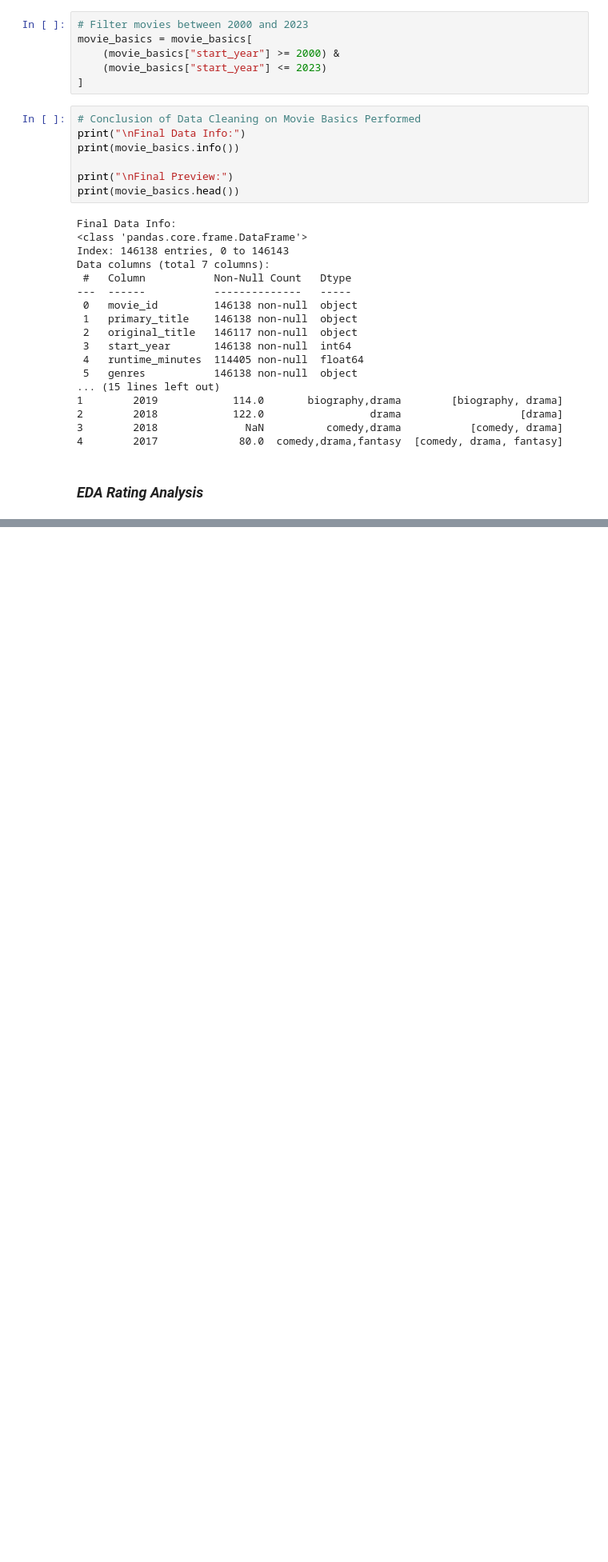
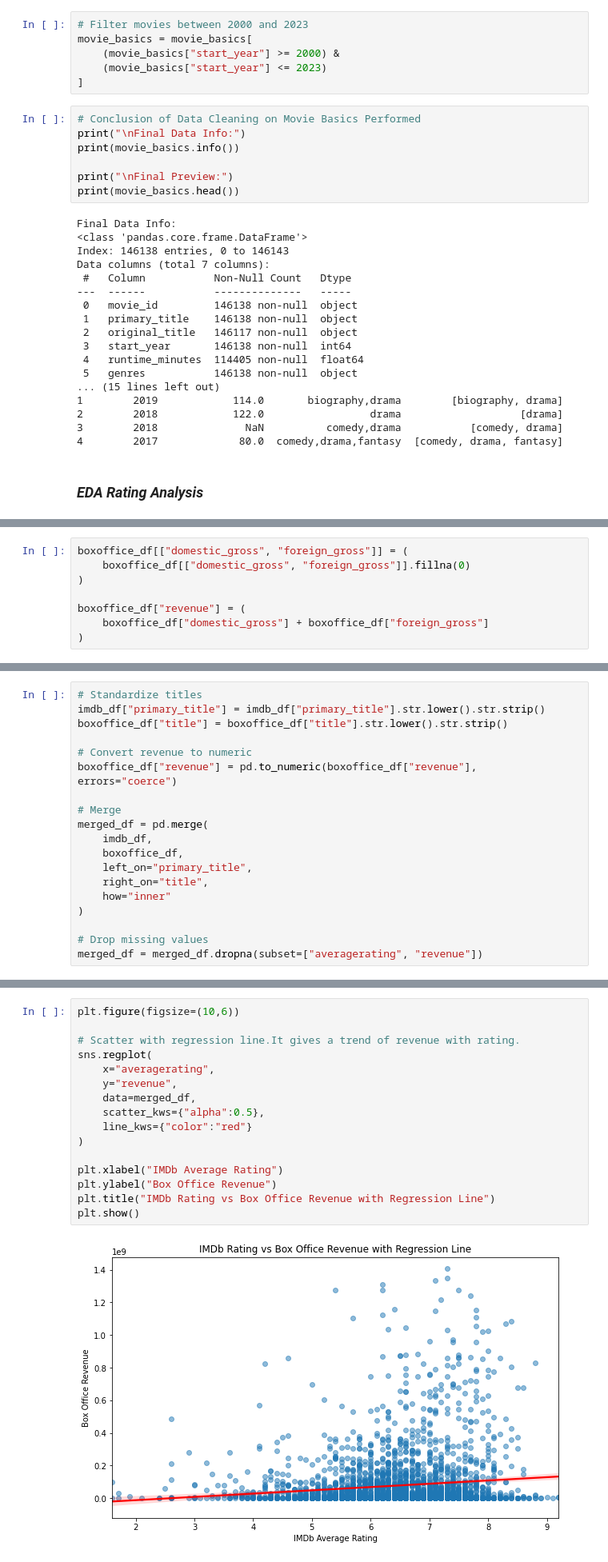
Before and after one commit to ChairoSolutions/Movie-Studio-EDA-Project, a Jupyter notebook: student.ipynb, the cells around one changed output, grey strips where cells are left out. Shown at 80% size. Drawn from its saved outputs; the diff is of its cells as text; blank space fills up the shorter version.

Commit message:
Rating Analysis

```diff
--- a/student.ipynb
+++ b/student.ipynb
@@ -250,0 +299,8 @@ Data columns (total 7 columns):
+# %%
+boxoffice_df[["domestic_gross", "foreign_gross"]] = (
+    boxoffice_df[["domestic_gross", "foreign_gross"]].fillna(0)
+)
+
+boxoffice_df["revenue"] = (
+    boxoffice_df["domestic_gross"] + boxoffice_df["foreign_gross"]
+)
@@ -250,0 +317,19 @@ Data columns (total 7 columns):
+# %%
+# Standardize titles
+imdb_df["primary_title"] = imdb_df["primary_title"].str.lower().str.strip()
+boxoffice_df["title"] = boxoffice_df["title"].str.lower().str.strip()
+
+# Convert revenue to numeric
+boxoffice_df["revenue"] = pd.to_numeric(boxoffice_df["revenue"], errors="coerce")
+
+# Merge
+merged_df = pd.merge(
+    imdb_df,
+    boxoffice_df,
+    left_on="primary_title",
+    right_on="title",
+    how="inner"
+)
+
+# Drop missing values
+merged_df = merged_df.dropna(subset=["averagerating", "revenue"])
@@ -250,0 +355,18 @@ Data columns (total 7 columns):
+# %%
+plt.figure(figsize=(10,6))
+
+# Scatter with regression line.It gives a trend of revenue with rating.
+sns.regplot(
+    x="averagerating",
+    y="revenue",
+    data=merged_df,
+    scatter_kws={"alpha":0.5},
+    line_kws={"color":"red"}
+)
+
+plt.xlabel("IMDb Average Rating")
+plt.ylabel("Box Office Revenue")
+plt.title("IMDb Rating vs Box Office Revenue with Regression Line")
+plt.show()
+# %% [output]
+[figure, added]
```
Also changed, not shown: parts of 12 cells of this notebook, 1 other file.
